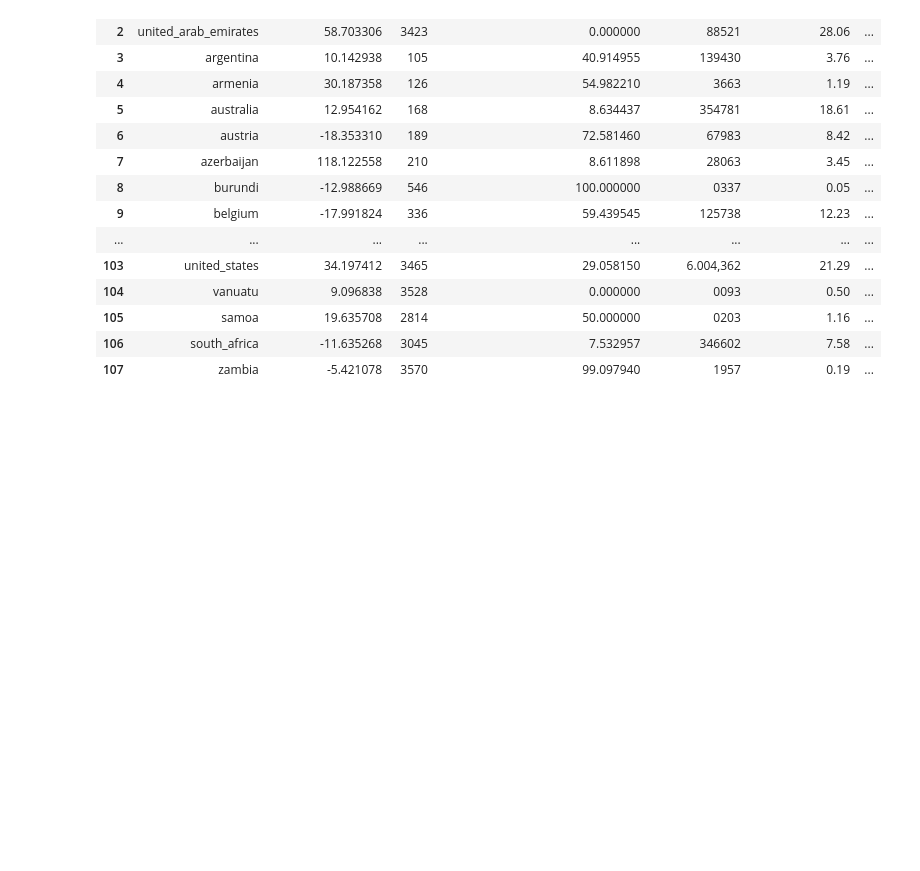
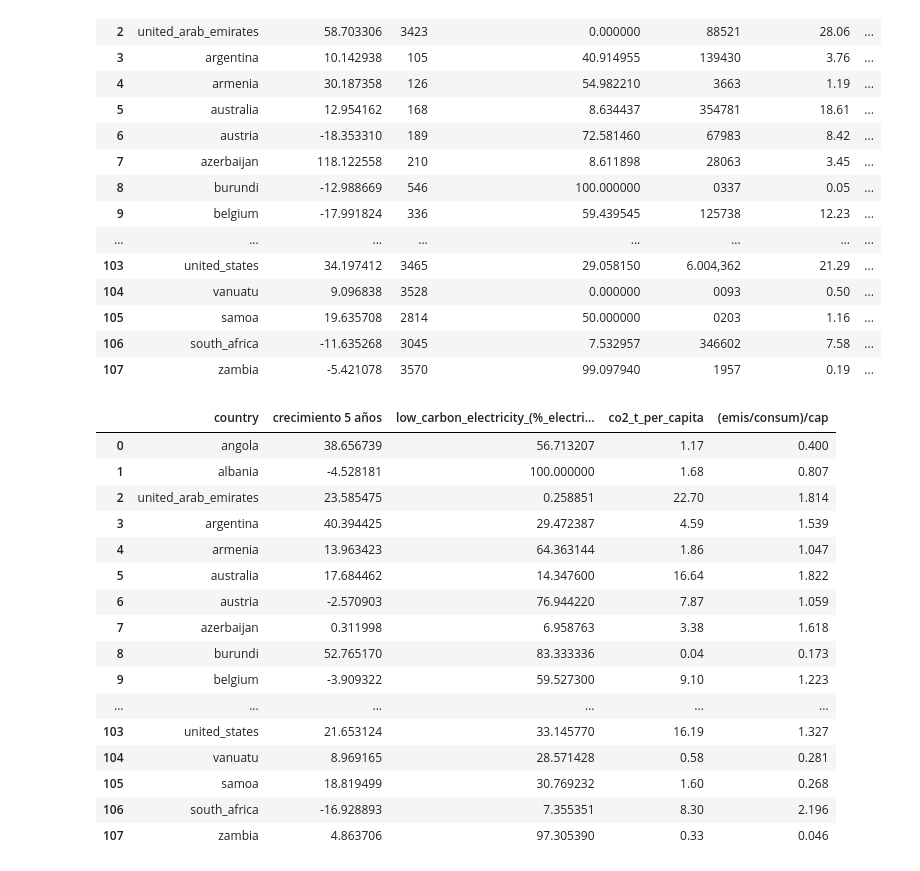
Before and after one commit to Gbau11/Proyecto, a Jupyter notebook: Groups.ipynb, the cells around one changed output. Cells and saved outputs as stored; diff of their text form; code cells hidden in the pictures; blank space fills up the shorter version.

```diff
--- a/Groups.ipynb
+++ b/Groups.ipynb
@@ -1082,3 +1101,27 @@ df__2000
 | 105 | samoa | 19.635708 | 2814 | 50.000000 | 0203 | 1.16 | ... |
 | 106 | south_africa | -11.635268 | 3045 | 7.532957 | 346602 | 7.58 | ... |
 | 107 | zambia | -5.421078 | 3570 | 99.097940 | 1957 | 0.19 | ... |
+# %%
+df__2000_cre_co2 = df__2000.drop(['index','co2_totales_mt','consumo_gwh','consumo_per_capita_kwh'], axis=1)
+df__2005_cre_co2 = df__2005.drop(['index','co2_totales_mt','consumo_gwh','consumo_per_capita_kwh'], axis=1)
+df__2010_cre_co2 = df__2010.drop(['index','co2_totales_mt','consumo_gwh','consumo_per_capita_kwh'], axis=1)
+df__2015_cre_co2 = df__2015.drop(['index','co2_totales_mt','consumo_gwh','consumo_per_capita_kwh'], axis=1)
+df__2015_cre_co2
+# %% [output]
+|  | country | crecimiento 5 años | low_carbon_electricity_(%_electri... | co2_t_per_capita | (emis/consum)/cap |
+| 0 | angola | 38.656739 | 56.713207 | 1.17 | 0.400 |
+| 1 | albania | -4.528181 | 100.000000 | 1.68 | 0.807 |
+| 2 | united_arab_emirates | 23.585475 | 0.258851 | 22.70 | 1.814 |
+| 3 | argentina | 40.394425 | 29.472387 | 4.59 | 1.539 |
+| 4 | armenia | 13.963423 | 64.363144 | 1.86 | 1.047 |
+| 5 | australia | 17.684462 | 14.347600 | 16.64 | 1.822 |
+| 6 | austria | -2.570903 | 76.944220 | 7.87 | 1.059 |
+| 7 | azerbaijan | 0.311998 | 6.958763 | 3.38 | 1.618 |
+| 8 | burundi | 52.765170 | 83.333336 | 0.04 | 0.173 |
+| 9 | belgium | -3.909322 | 59.527300 | 9.10 | 1.223 |
+| ... | ... | ... | ... | ... | ... |
+| 103 | united_states | 21.653124 | 33.145770 | 16.19 | 1.327 |
+| 104 | vanuatu | 8.969165 | 28.571428 | 0.58 | 0.281 |
+| 105 | samoa | 18.819499 | 30.769232 | 1.60 | 0.268 |
+| 106 | south_africa | -16.928893 | 7.355351 | 8.30 | 2.196 |
+| 107 | zambia | 4.863706 | 97.305390 | 0.33 | 0.046 |
```
Also changed, not shown: parts of 18 cells of this notebook.
